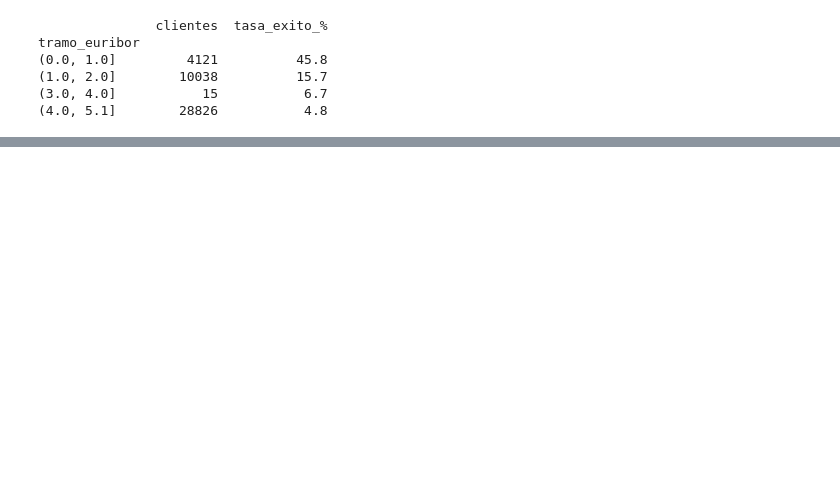
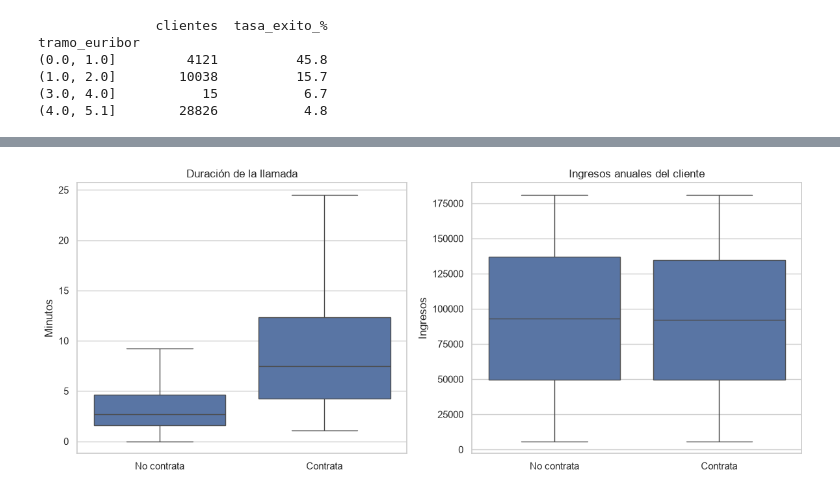
Before and after one commit to gemitue32/EDA-MARKETING-BANCARIO, a Jupyter notebook: notebooks/03_analisis_visualizacion.ipynb, the cells around one changed output, grey strips where cells are left out. Cells and saved outputs as stored; diff of their text form; code cells hidden in the pictures; blank space fills up the shorter version.

```diff
--- a/notebooks/03_analisis_visualizacion.ipynb
+++ b/notebooks/03_analisis_visualizacion.ipynb
@@ -229,0 +279,22 @@ tramo_euribor
+# %%
+# Etiquetas legibles para los gráficos
+df["resultado"] = df["y"].map({1: "Contrata", 0: "No contrata"})
+
+# Dos gráficos en la misma figura: 1 fila, 2 columnas
+fig, axes = plt.subplots(1, 2, figsize=(12, 5))
+
+sns.boxplot(data=df, x="resultado", y=df["duration"] / 60, showfliers=False, ax=axes[0])
+axes[0].set_title("Duración de la llamada")
+axes[0].set_xlabel("")
+axes[0].set_ylabel("Minutos")
+
+sns.boxplot(data=df, x="resultado", y="Income", showfliers=False, ax=axes[1])
+axes[1].set_title("Ingresos anuales del cliente")
+axes[1].set_xlabel("")
+axes[1].set_ylabel("Ingresos")
+
+plt.tight_layout()
+plt.savefig(f"{ruta_imagenes}/comparar_duracion_ingresos.png", dpi=100)
+plt.show()
+# %% [output]
+[figure, added]
```
Also changed, not shown: parts of 9 cells of this notebook, 9 other files.
